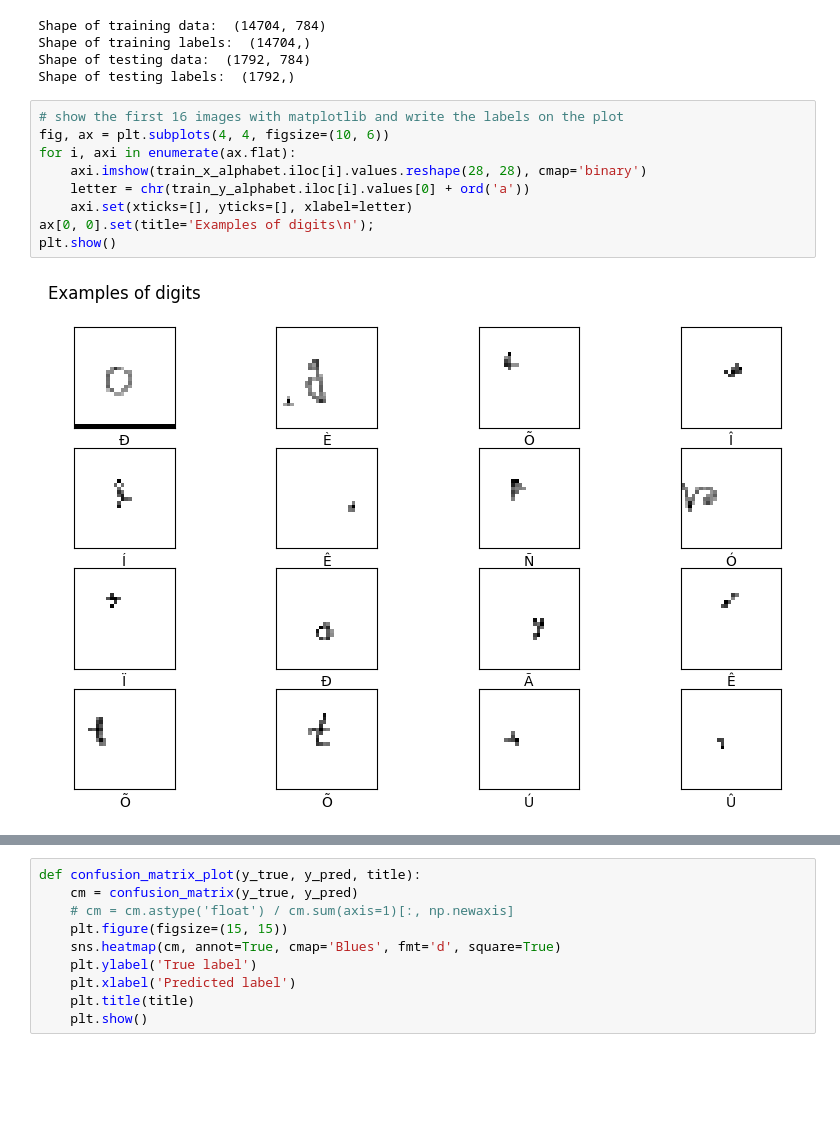
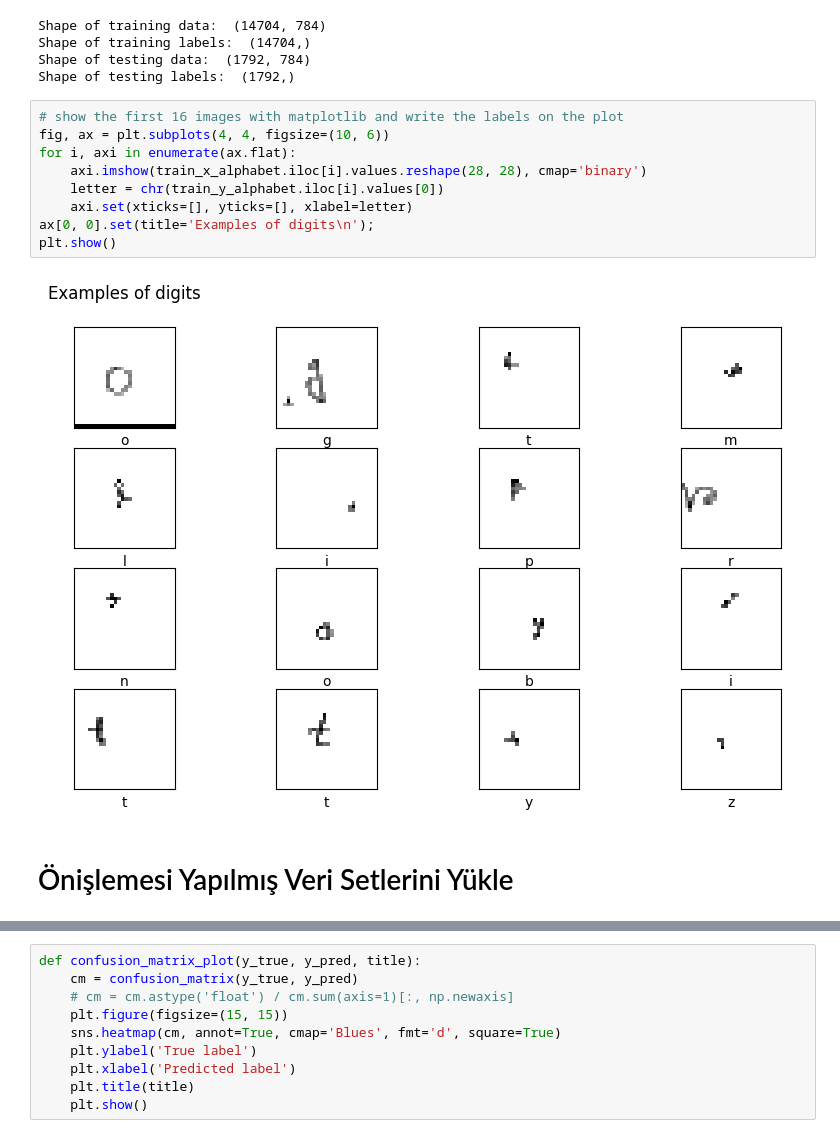
Before and after one commit to turhancan97/Number-and-Letter-Recognition, a Jupyter notebook: results.ipynb, the cells around one changed output, grey strips where cells are left out. Cells and saved outputs as stored; diff of their text form; blank space fills up the shorter version.

```diff
--- a/results.ipynb
+++ b/results.ipynb
@@ -61,12 +68,14 @@ Shape of testing labels:  (1792,)
 # %%
 # show the first 16 images with matplotlib and write the labels on the plot
 fig, ax = plt.subplots(4, 4, figsize=(10, 6))
 for i, axi in enumerate(ax.flat):
     axi.imshow(train_x_alphabet.iloc[i].values.reshape(28, 28), cmap='binary')
-    letter = chr(train_y_alphabet.iloc[i].values[0] + ord('a'))
+    letter = chr(train_y_alphabet.iloc[i].values[0])
     axi.set(xticks=[], yticks=[], xlabel=letter)
 ax[0, 0].set(title='Examples of digits\n');
 plt.show()
 # %% [output]
-[figure, old version]
+[figure, new version]
+# %% [markdown]
+# Önişlemesi Yapılmış Veri Setlerini Yükle
 # %%
```
Also changed, not shown: parts of 29 cells of this notebook.
